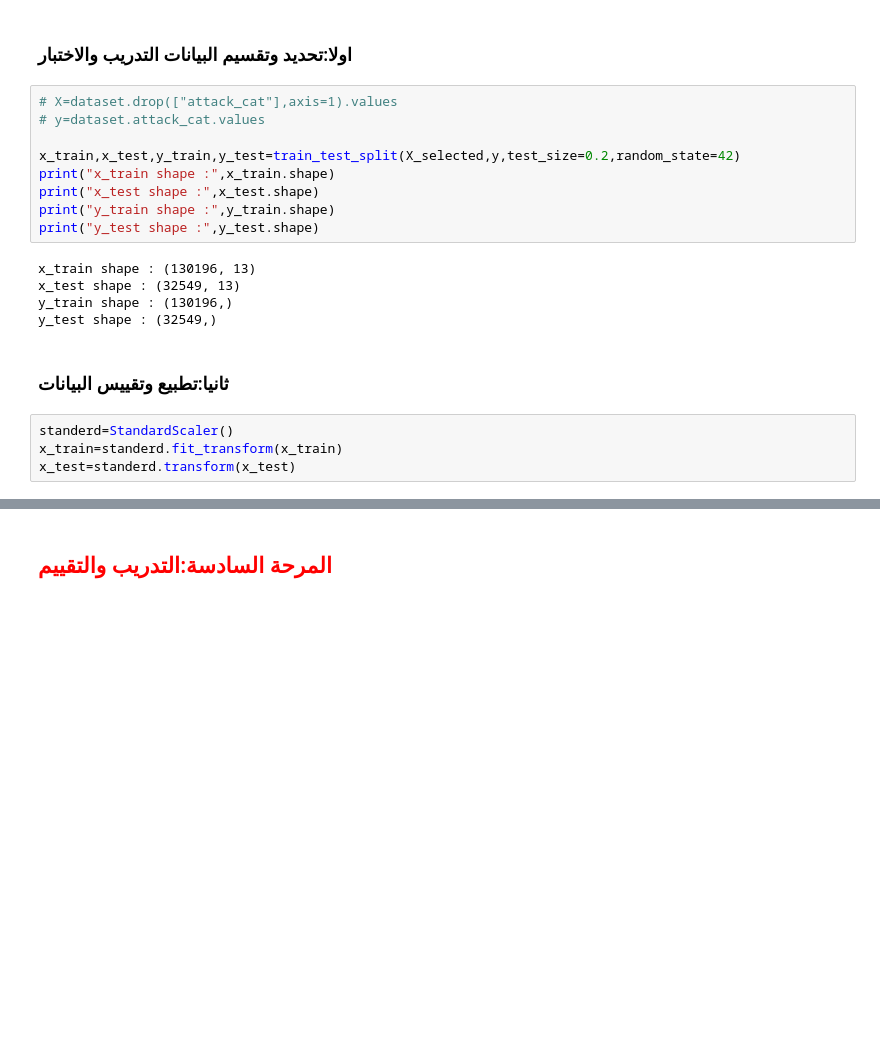
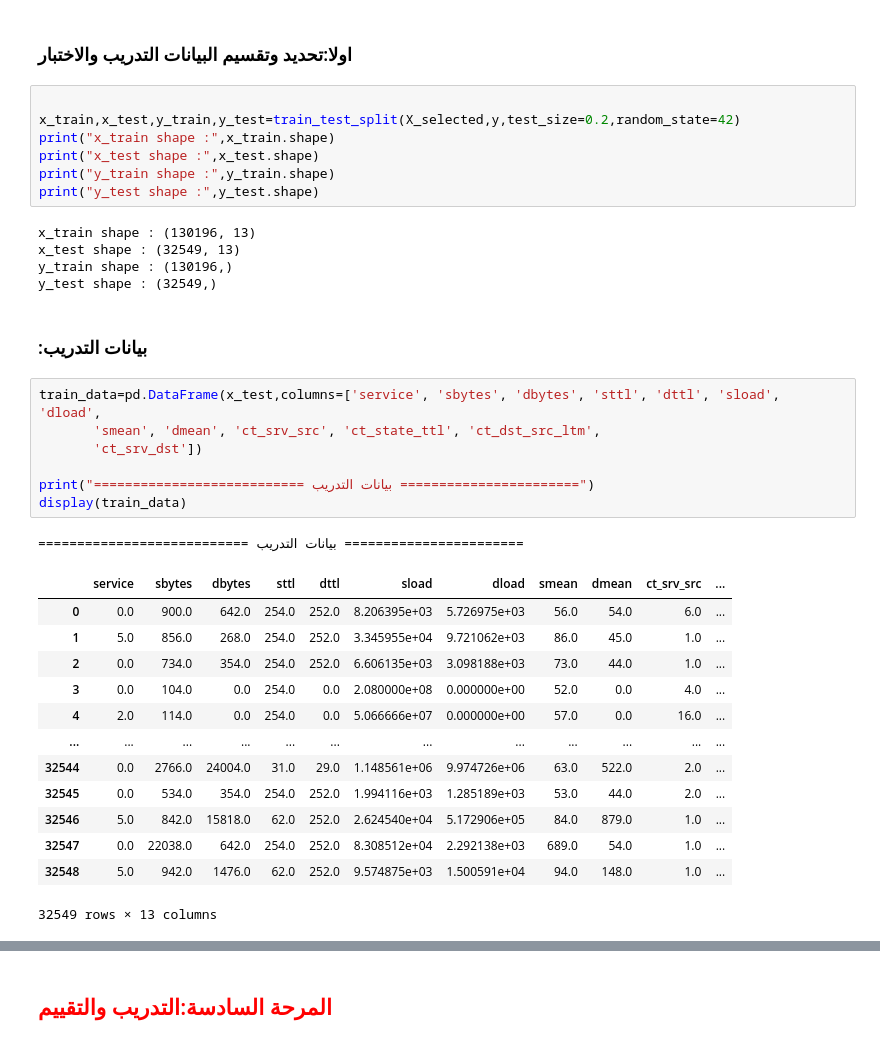
Before and after one commit to AnasMohammed77/Cyber-Attack-Detection-and-Classification, a Jupyter notebook: projectCyberDetection1.ipynb, the cells around one changed output, grey strips where cells are left out. Saved outputs shown, nothing was run; the diff lists cells and outputs as text; blank space fills up the shorter version.

```diff
--- a/projectCyberDetection1.ipynb
+++ b/projectCyberDetection1.ipynb
@@ -407,8 +427,6 @@ print(selector.get_support())
 # %% [markdown]
 ### اولا:تحديد وتقسيم البيانات التدريب والاختبار
 # %%
-# X=dataset.drop(["attack_cat"],axis=1).values
-# y=dataset.attack_cat.values
 
 x_train,x_test,y_train,y_test=train_test_split(X_selected,y,test_size=0.2,random_state=42)
 print("x_train shape :",x_train.shape)
@@ -420,9 +438,27 @@ x_train shape : (130196, 13)
 x_test shape : (32549, 13)
 y_train shape : (130196,)
 y_test shape : (32549,)
-# %% [markdown]
-### ثانيا:تطبيع وتقييس البيانات
-# %%
-standerd=StandardScaler()
-x_train=standerd.fit_transform(x_train)
-x_test=standerd.transform(x_test)
+# %% [markdown]
+### :بيانات التدريب
+# %%
+train_data=pd.DataFrame(x_test,columns=['service', 'sbytes', 'dbytes', 'sttl', 'dttl', 'sload', 'dload',
+       'smean', 'dmean', 'ct_srv_src', 'ct_state_ttl', 'ct_dst_src_ltm',
+       'ct_srv_dst'])
+
+print("=========================== بيانات التدريب =======================")
+display(train_data)
+# %% [output]
+=========================== بيانات التدريب =======================
+|  | service | sbytes | dbytes | sttl | dttl | sload | dload | smean | dmean | ct_srv_src | ... |
+| 0 | 0.0 | 900.0 | 642.0 | 254.0 | 252.0 | 8.206395e+03 | 5.726975e+03 | 56.0 | 54.0 | 6.0 | ... |
+| 1 | 5.0 | 856.0 | 268.0 | 254.0 | 252.0 | 3.345955e+04 | 9.721062e+03 | 86.0 | 45.0 | 1.0 | ... |
+| 2 | 0.0 | 734.0 | 354.0 | 254.0 | 252.0 | 6.606135e+03 | 3.098188e+03 | 73.0 | 44.0 | 1.0 | ... |
+| 3 | 0.0 | 104.0 | 0.0 | 254.0 | 0.0 | 2.080000e+08 | 0.000000e+00 | 52.0 | 0.0 | 4.0 | ... |
+| 4 | 2.0 | 114.0 | 0.0 | 254.0 | 0.0 | 5.066666e+07 | 0.000000e+00 | 57.0 | 0.0 | 16.0 | ... |
+| ... | ... | ... | ... | ... | ... | ... | ... | ... | ... | ... | ... |
+| 32544 | 0.0 | 2766.0 | 24004.0 | 31.0 | 29.0 | 1.148561e+06 | 9.974726e+06 | 63.0 | 522.0 | 2.0 | ... |
+| 32545 | 0.0 | 534.0 | 354.0 | 254.0 | 252.0 | 1.994116e+03 | 1.285189e+03 | 53.0 | 44.0 | 2.0 | ... |
+| 32546 | 5.0 | 842.0 | 15818.0 | 62.0 | 252.0 | 2.624540e+04 | 5.172906e+05 | 84.0 | 879.0 | 1.0 | ... |
+| 32547 | 0.0 | 22038.0 | 642.0 | 254.0 | 252.0 | 8.308512e+04 | 2.292138e+03 | 689.0 | 54.0 | 1.0 | ... |
+| 32548 | 5.0 | 942.0 | 1476.0 | 62.0 | 252.0 | 9.574875e+03 | 1.500591e+04 | 94.0 | 148.0 | 1.0 | ... |
+32549 rows × 13 columns
```
Also changed, not shown: parts of 10 cells of this notebook.
